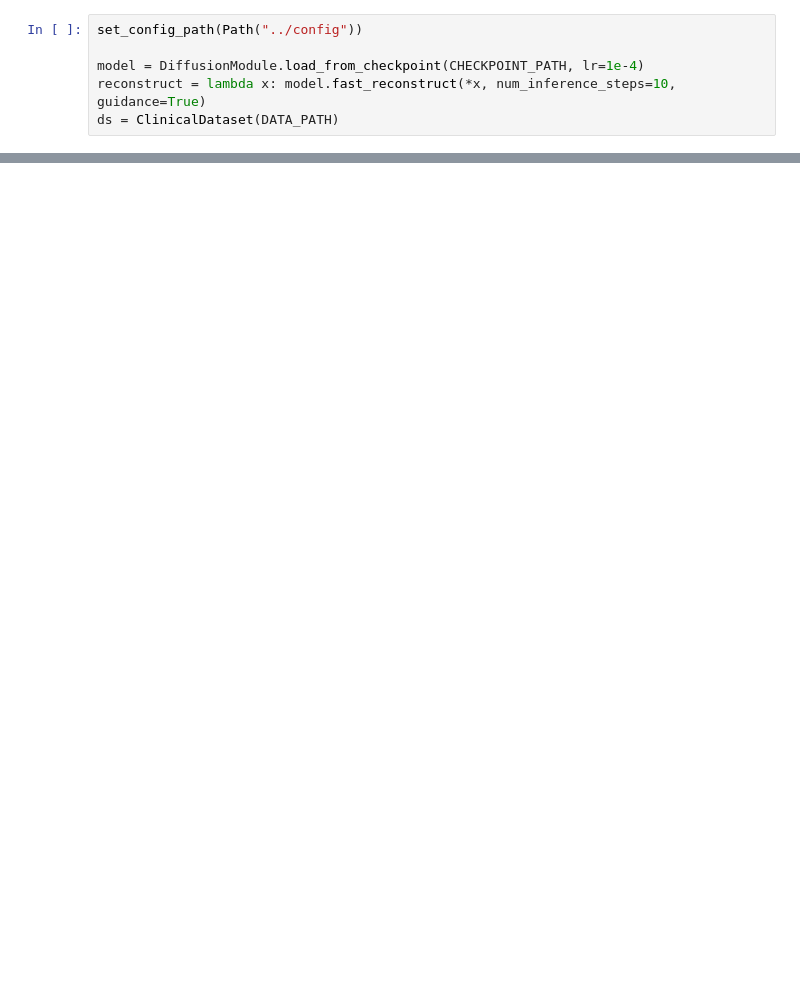
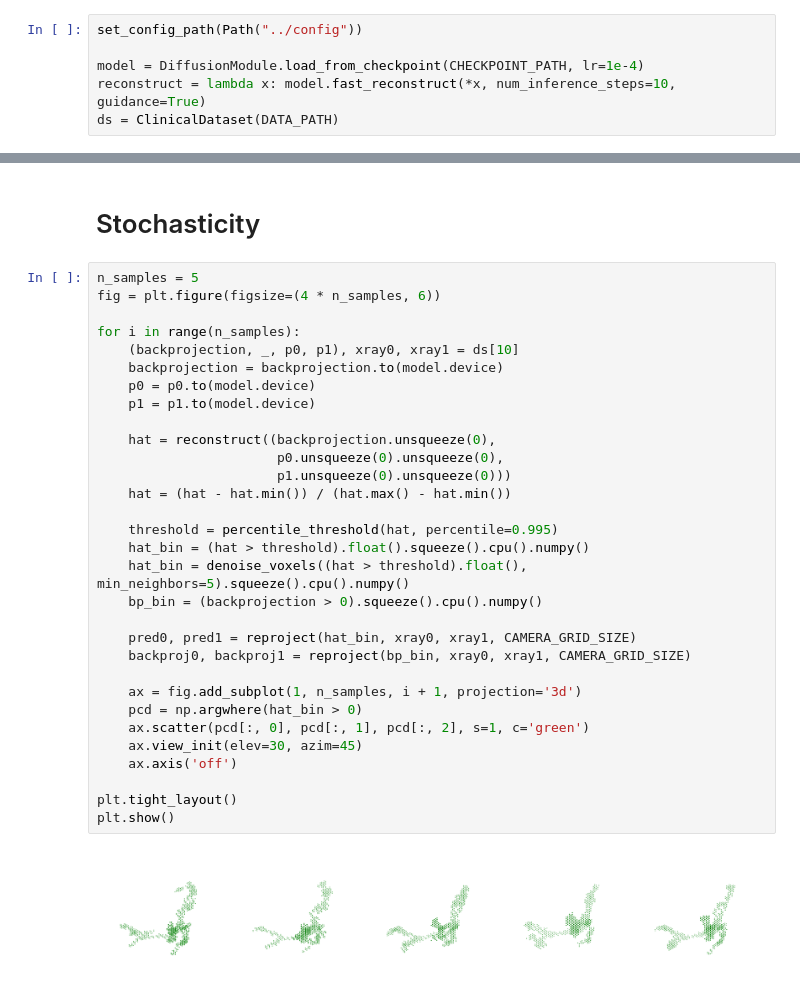
Before and after one commit to cvlab-ai/xra-diff, a Jupyter notebook: notebooks/clinical_qualitative.ipynb, the cells around one changed output, grey strips where cells are left out. Saved outputs shown, nothing was run; the diff lists cells and outputs as text; blank space fills up the shorter version.

```diff
--- a/notebooks/clinical_qualitative.ipynb
+++ b/notebooks/clinical_qualitative.ipynb
@@ -85,0 +131,35 @@ plt.show()
+# %% [markdown]
+# Stochasticity
+# %%
+n_samples = 5
+fig = plt.figure(figsize=(4 * n_samples, 6))
+
+for i in range(n_samples):
+    (backprojection, _, p0, p1), xray0, xray1 = ds[10]
+    backprojection = backprojection.to(model.device)
+    p0 = p0.to(model.device)
+    p1 = p1.to(model.device)
+
+    hat = reconstruct((backprojection.unsqueeze(0),
+                       p0.unsqueeze(0).unsqueeze(0),
+                       p1.unsqueeze(0).unsqueeze(0)))
+    hat = (hat - hat.min()) / (hat.max() - hat.min())
+
+    threshold = percentile_threshold(hat, percentile=0.995)
+    hat_bin = (hat > threshold).float().squeeze().cpu().numpy()
+    hat_bin = denoise_voxels((hat > threshold).float(), min_neighbors=5).squeeze().cpu().numpy()
+    bp_bin = (backprojection > 0).squeeze().cpu().numpy()
+
+    pred0, pred1 = reproject(hat_bin, xray0, xray1, CAMERA_GRID_SIZE)
+    backproj0, backproj1 = reproject(bp_bin, xray0, xray1, CAMERA_GRID_SIZE)
+
+    ax = fig.add_subplot(1, n_samples, i + 1, projection='3d')
+    pcd = np.argwhere(hat_bin > 0)
+    ax.scatter(pcd[:, 0], pcd[:, 1], pcd[:, 2], s=1, c='green')
+    ax.view_init(elev=30, azim=45)
+    ax.axis('off')
+
+plt.tight_layout()
+plt.show()
+# %% [output]
+[figure, added]
```
Also changed, not shown: parts of 7 cells of this notebook, 5 other files.
